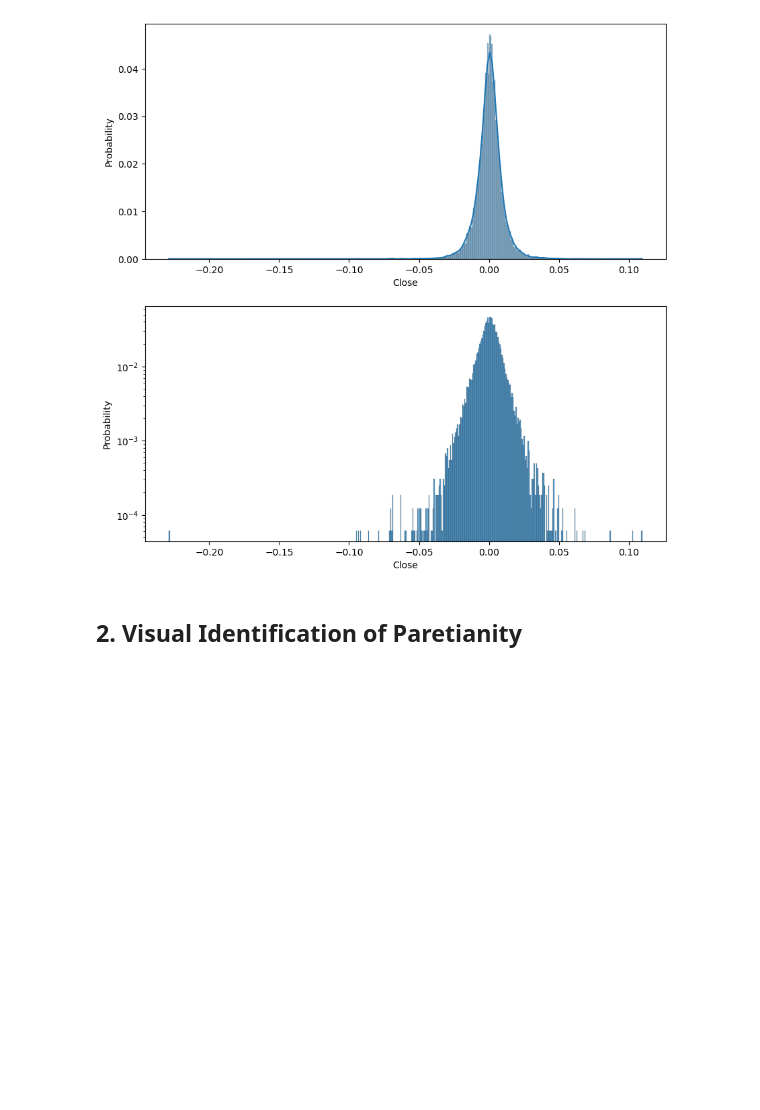
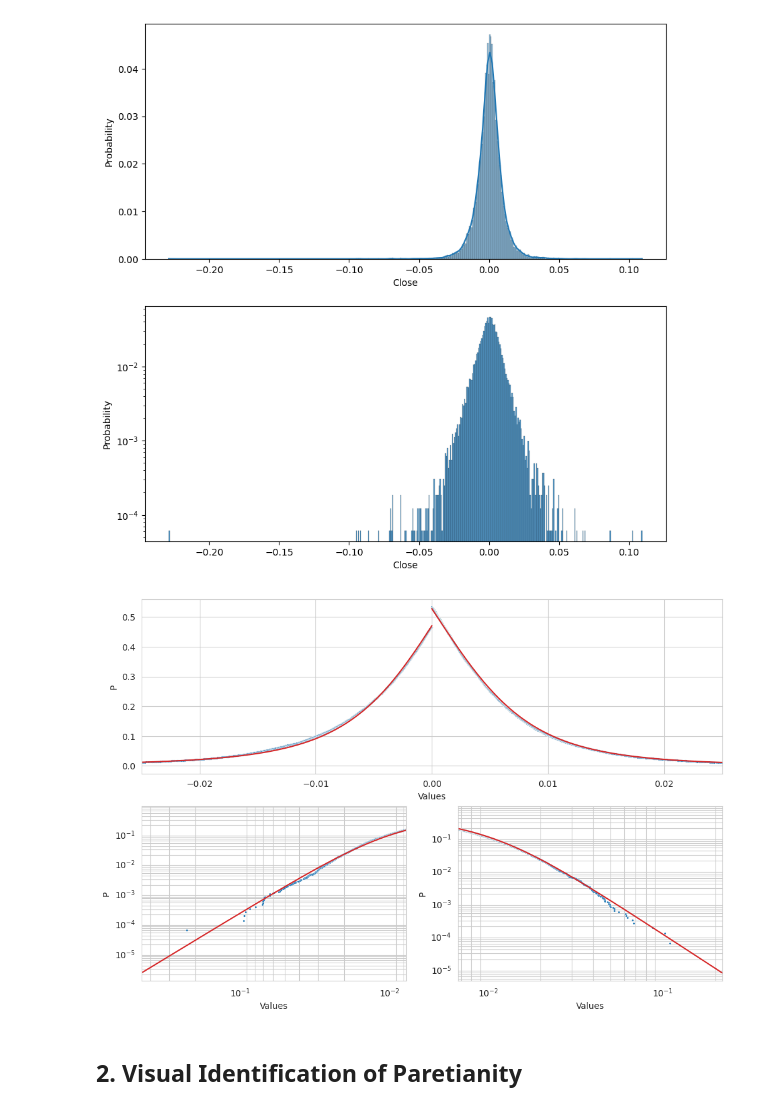
Before and after one commit to ssadjina/FatTailedTools, a Jupyter notebook: notebook_examples.ipynb, the cells around one changed output. Drawn from its saved outputs; the diff is of its cells as text; code cells hidden in the pictures; blank space fills up the shorter version.

```diff
--- a/notebook_examples.ipynb
+++ b/notebook_examples.ipynb
@@ -53,6 +53,57 @@ from FatTailedTools import plotting
 plotting.plot_histograms(series=log_returns)
 # %% [output]
 [figure]
+# %%
+import seaborn as sns
+from FatTailedTools import survival
+import numpy as np
+from scipy.stats import t
+
+# Set up plot
+with sns.axes_style('whitegrid'):
+    fig, ax = plt.subplot_mosaic([['middle', 'middle'],['left', 'right']], figsize=(10, 10/3*2), constrained_layout=True);
+
+ax['middle'].set_xlim(-0.025, 0.025);
+
+# Right side
+survival_func = survival.get_survival_function(log_returns_right)
+survival_func['P'] *= (log_returns.dropna() > 0).mean()
+sns.scatterplot(data=survival_func, x='Values', y='P', s=5, c='C0', ax=ax['middle']);
+sns.scatterplot(data=survival_func, x='Values', y='P', s=5, c='C0', ax=ax['right']);
+ax['right'].set_xlim(log_returns_right.std(), log_returns.max()*2);
+
+# Left side
+survival_func = survival.get_survival_function(log_returns_left)
+survival_func['P'] *= (log_returns.dropna() < 0).mean()
+sns.scatterplot(data=survival_func, x='Values', y='P', s=5, c='C0', ax=ax['left']);
+ax['left'].set_xlim(2*abs(log_returns.min()), log_returns_left.std());
+survival_func['Values'] *= -1
+sns.scatterplot(data=survival_func, x='Values', y='P', s=5, c='C0', ax=ax['middle']);
+
+# Fit a Student's t to the right side
+dist = t
+dist_params = dist.fit(log_returns.dropna(), f0=3.47, loc=0.00047924061847513723, scale=0.006206239363390749)
+x_plot = np.linspace(0, log_returns.max()*2, 1000)
+ax['middle'].plot(x_plot, dist(*dist_params).sf(x_plot), c='C3');
+ax['right'].plot(x_plot, dist(*dist_params).sf(x_plot), c='C3');
+
+# Fit a Student's t to the left side
+dist_params = dist.fit(log_returns.dropna(), f0=3.04, loc=0.00047924061847513723, scale=0.006220067387296591)
+x_plot = np.linspace(log_returns.min()*2, 0, 1000)
+ax['middle'].plot(x_plot, dist(*dist_params).cdf(x_plot), c='C3');
+ax['left'].plot(-x_plot, dist(*dist_params).cdf(x_plot), c='C3');
+
+ax['left'].set_xscale('log');
+ax['left'].set_yscale('log');
+ax['right'].set_xscale('log');
+ax['right'].set_yscale('log');
+#ax.set_xscale('symlog', linthresh=0.025, linscale=1, subs=range(2,10));
+#ax.set_xlabel('X');
+#ax.set_ylabel('P(|x| > X)');
+ax['left'].grid(which='both')
+ax['right'].grid(which='both')
+# %% [output]
+[figure, added]
 # %% [markdown]
 ## 2. Visual Identification of Paretianity
 # %%
```
Also changed, not shown: parts of 1 cell of this notebook, 1 other file.
